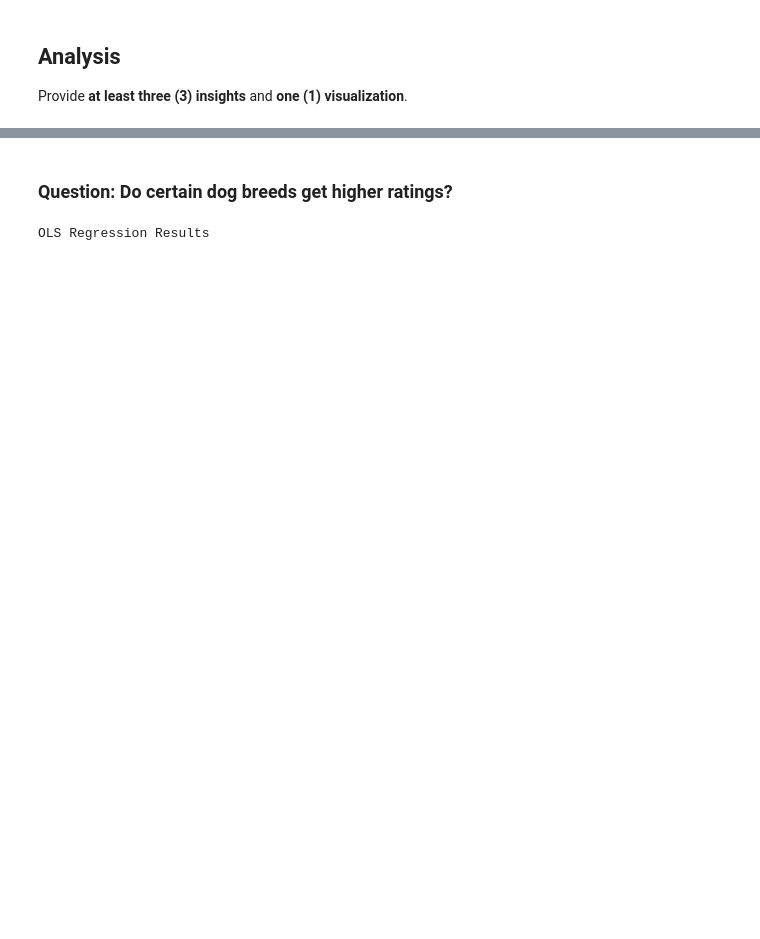
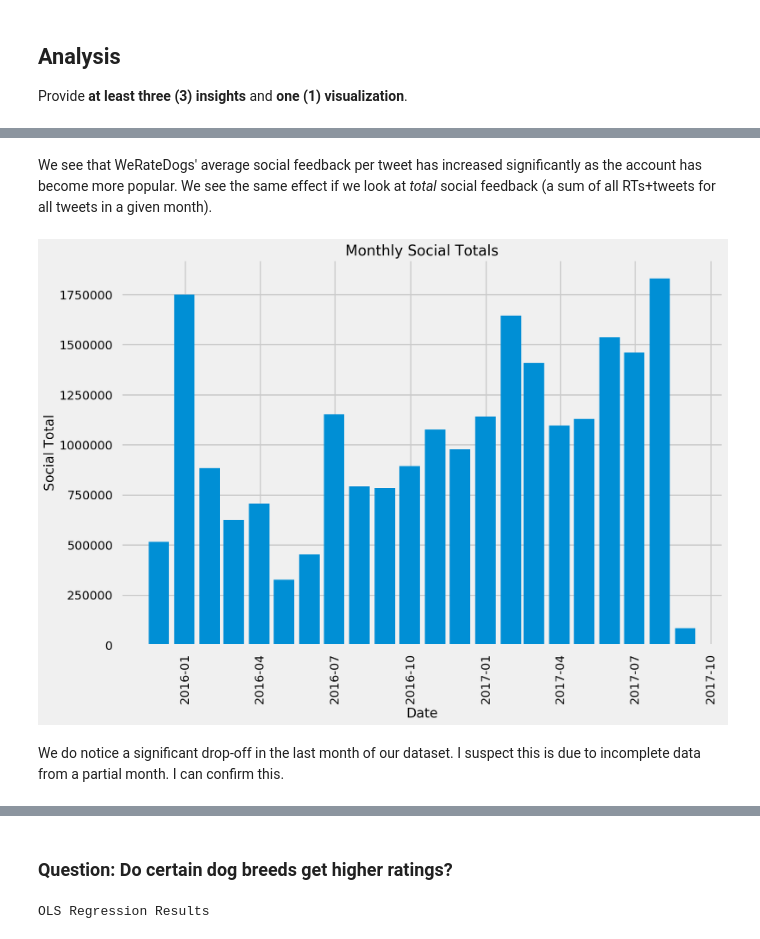
Before and after one commit to kennethn/data-analyst-nanodegree, a Jupyter notebook: 4_Wrangle_And_Analyze_Data/wrangle_act.ipynb, the cells around one changed output, grey strips where cells are left out. Cells and saved outputs as stored; diff of their text form; code cells hidden in the pictures; blank space fills up the shorter version.

```diff
--- a/4_Wrangle_And_Analyze_Data/wrangle_act.ipynb
+++ b/4_Wrangle_And_Analyze_Data/wrangle_act.ipynb
@@ -533,0 +606,15 @@ df.to_csv('data/twitter_archive_master.csv')
+# %% [markdown]
+We see that WeRateDogs' average social feedback per tweet has increased significantly as the account has become more popular. We see the same effect if we look at *total* social feedback (a sum of all RTs+tweets for all tweets in a given month).
+# %%
+df2 = df.set_index('timestamp')
+df2 = df2.resample('M').sum()
+plt.bar(df2.index, df2['social_total'], width=25)
+plt.xticks(rotation=90)
+plt.title("Monthly Social Totals")
+plt.xlabel("Date")
+plt.ylabel("Social Total")
+plt.show()
+# %% [output]
+[figure, added]
+# %% [markdown]
+We do notice a significant drop-off in the last month of our dataset. I suspect this is due to incomplete data from a partial month. I can confirm this.
```
Also changed, not shown: parts of 80 cells of this notebook, 10 other files.
